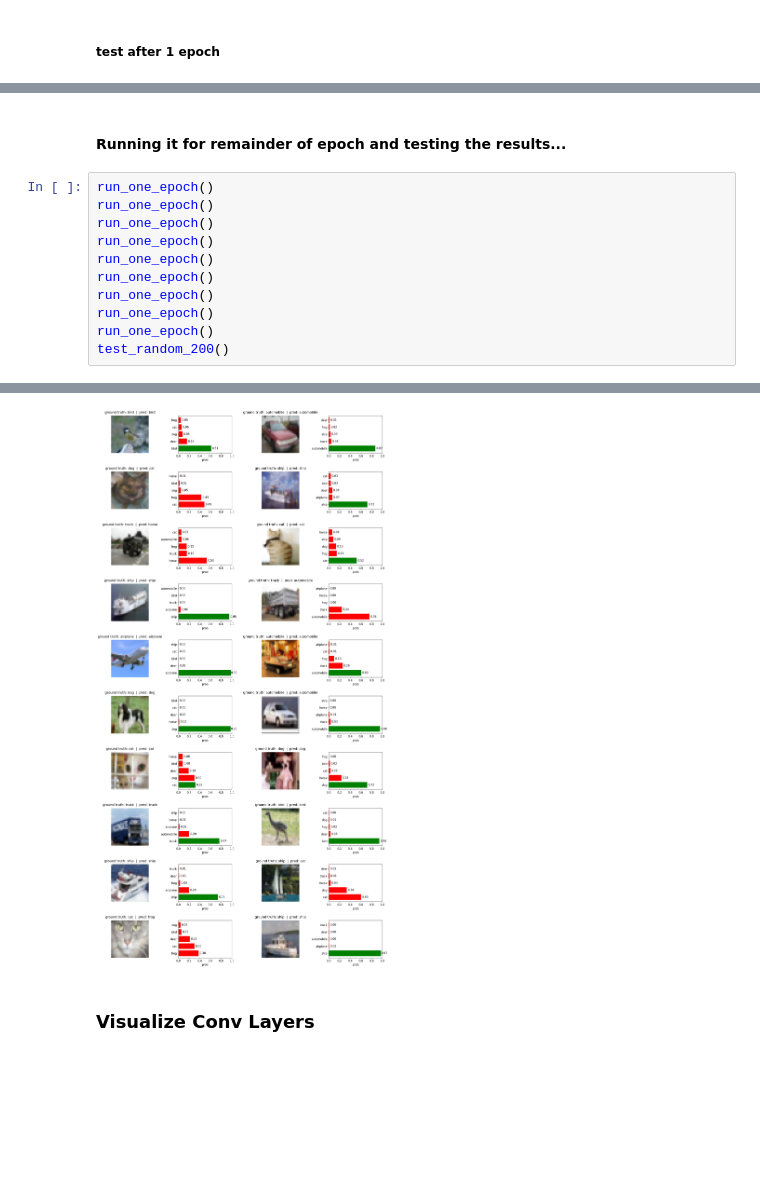
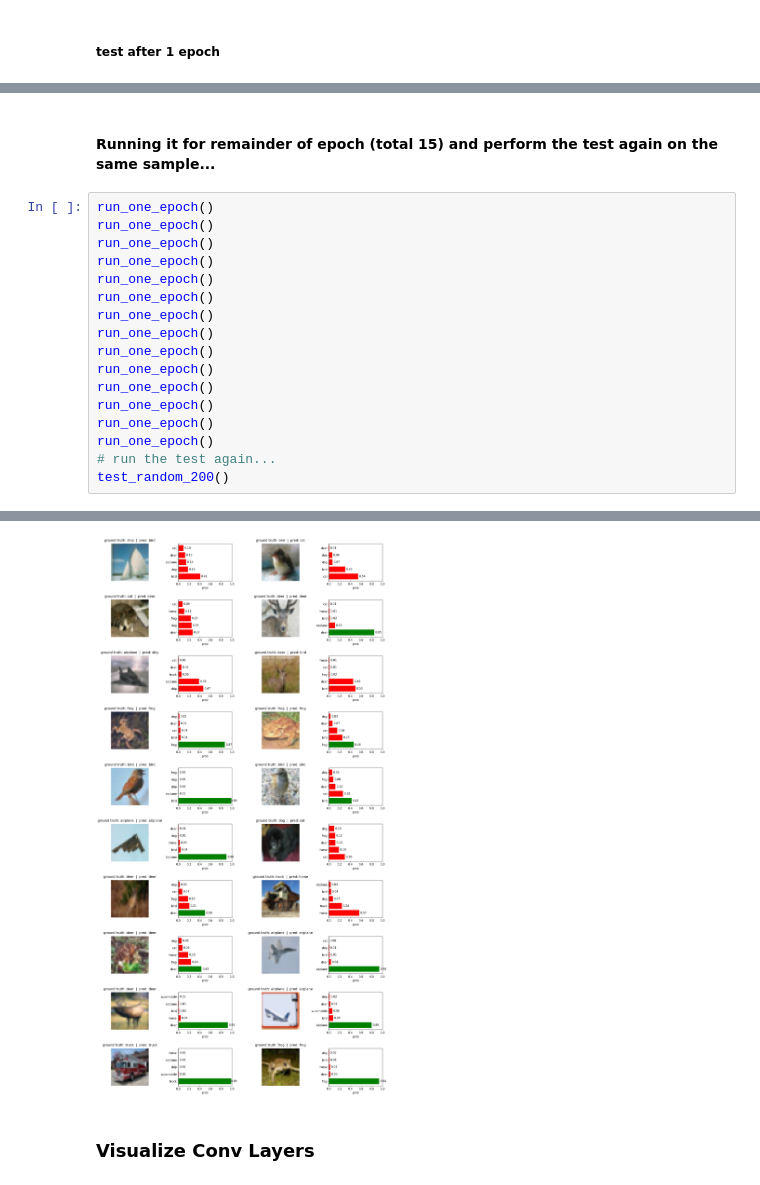
Before and after one commit to N0-man/n03an.me, a Jupyter notebook: notebooks/vision/cnn.ipynb, the cells around one changed output, grey strips where cells are left out. Drawn from its saved outputs; the diff is of its cells as text; blank space fills up the shorter version.

```diff
--- a/notebooks/vision/cnn.ipynb
+++ b/notebooks/vision/cnn.ipynb
@@ -453,5 +503,5 @@ accuracy on random 200: 0.425
 # %% [markdown]
-#### Running it for remainder of epoch and testing the results...
+#### Running it for remainder of epoch (total 15) and perform the test again on the same sample...
 # %%
 run_one_epoch()
 run_one_epoch()
@@ -462,5 +512,11 @@ run_one_epoch()
 run_one_epoch()
 run_one_epoch()
 run_one_epoch()
+run_one_epoch()
+run_one_epoch()
+run_one_epoch()
+run_one_epoch()
+run_one_epoch()
+# run the test again...
 test_random_200()
 # %% [output]
@@ -486,4 +540,4 @@ accuracy on random 200: 0.69
-[figure, old version]
+[figure, new version]
 # %% [markdown]
 ### Visualize Conv Layers
 # %% [markdown]
```
Also changed, not shown: parts of 15 cells of this notebook, 2 other files.
